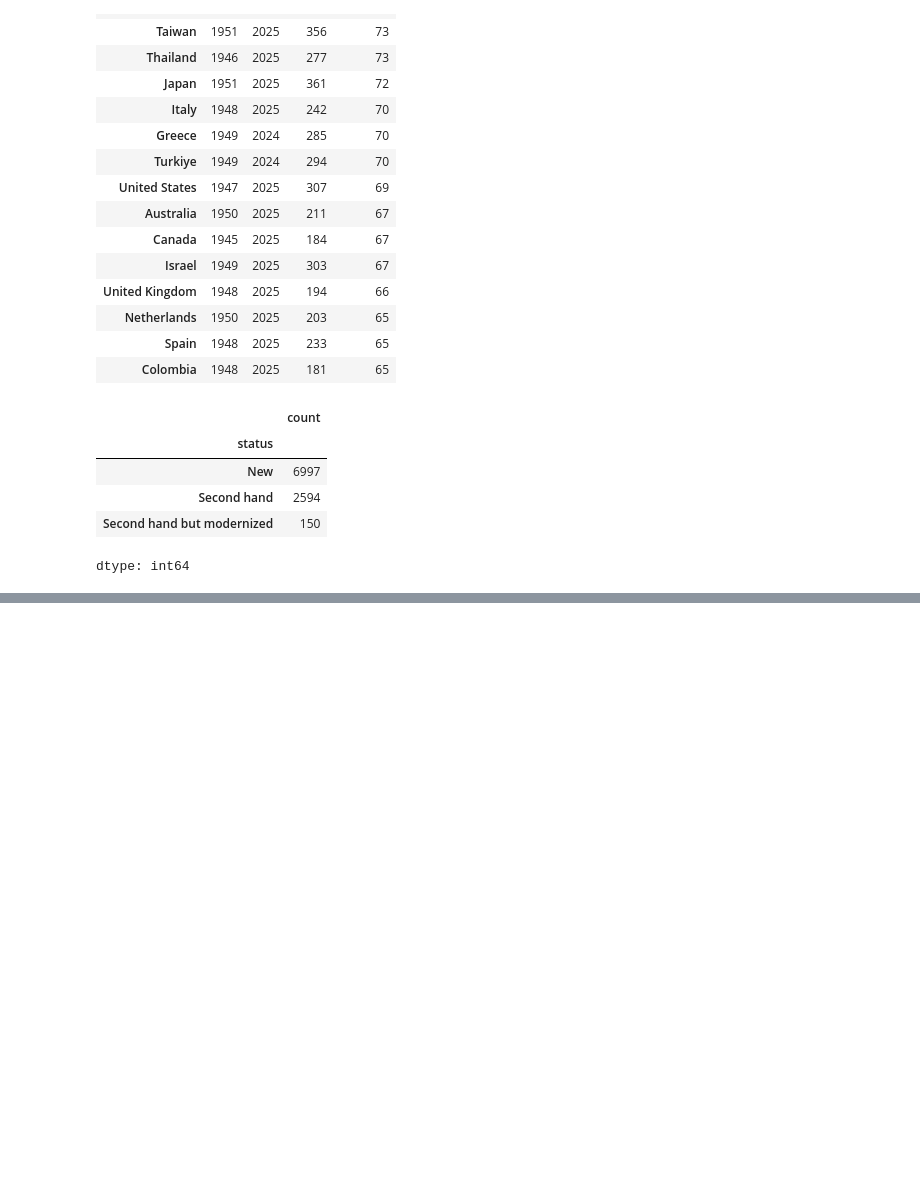
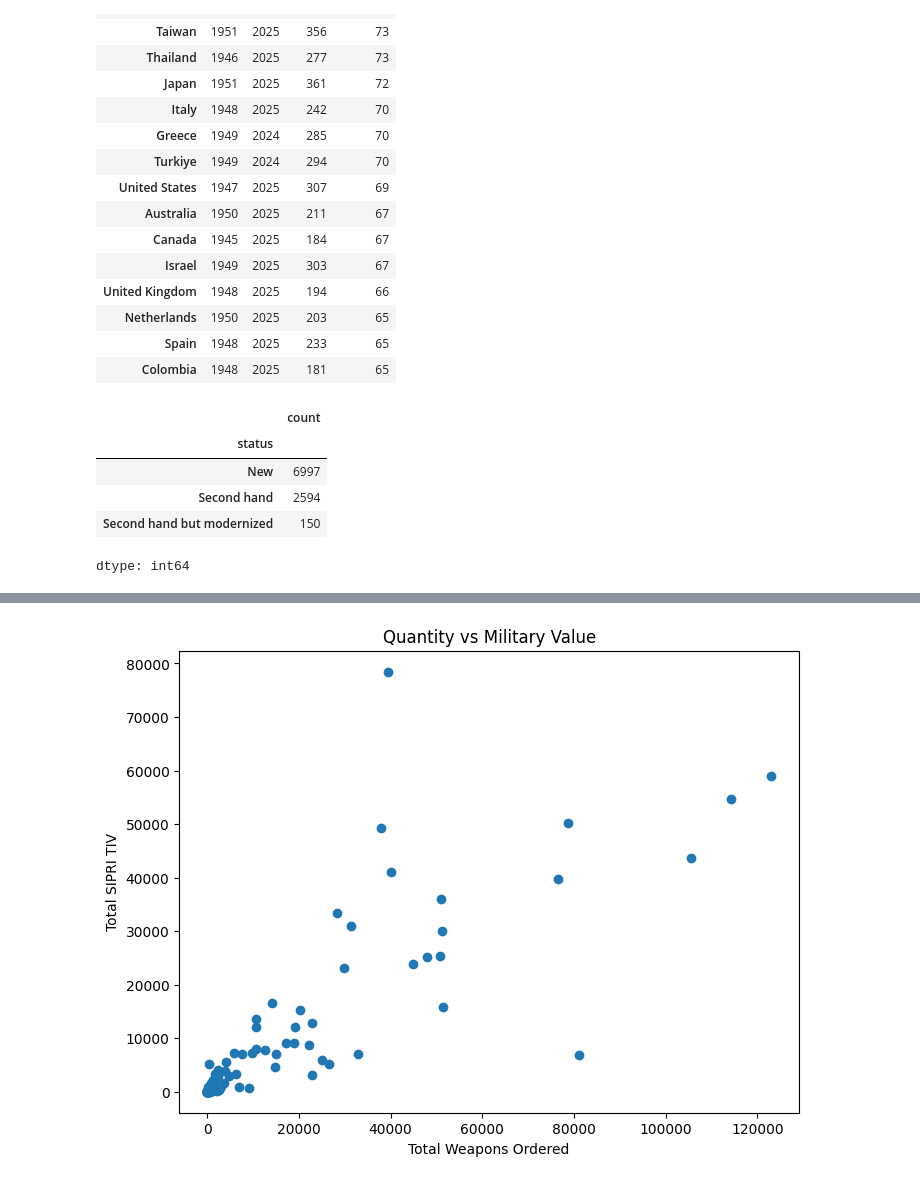
Before and after one commit to Requiessss/DATA-science-prj, a Jupyter notebook: Main_prj.ipynb, the cells around one changed output, grey strips where cells are left out. Cells and saved outputs as stored; diff of their text form; code cells hidden in the pictures; blank space fills up the shorter version.

```diff
--- a/Main_prj.ipynb
+++ b/Main_prj.ipynb
@@ -261,0 +272,24 @@ os.listdir()
+# %%
+#fixed point value (TIV) based on how big, powerful, and advanced it is
+country_summary = (
+    arms_df.groupby("Recipient")
+    .agg({
+        "Number ordered":"sum",
+        "SIPRI TIV for total order":"sum"
+    })
+)
+
+plt.figure(figsize=(8,6))
+
+plt.scatter(
+    country_summary["Number ordered"],
+    country_summary["SIPRI TIV for total order"]
+)
+
+plt.xlabel("Total Weapons Ordered")
+plt.ylabel("Total SIPRI TIV")
+plt.title("Quantity vs Military Value")
+
+plt.show()
+# %% [output]
+[figure, added]
```
Also changed, not shown: parts of 9 cells of this notebook.
